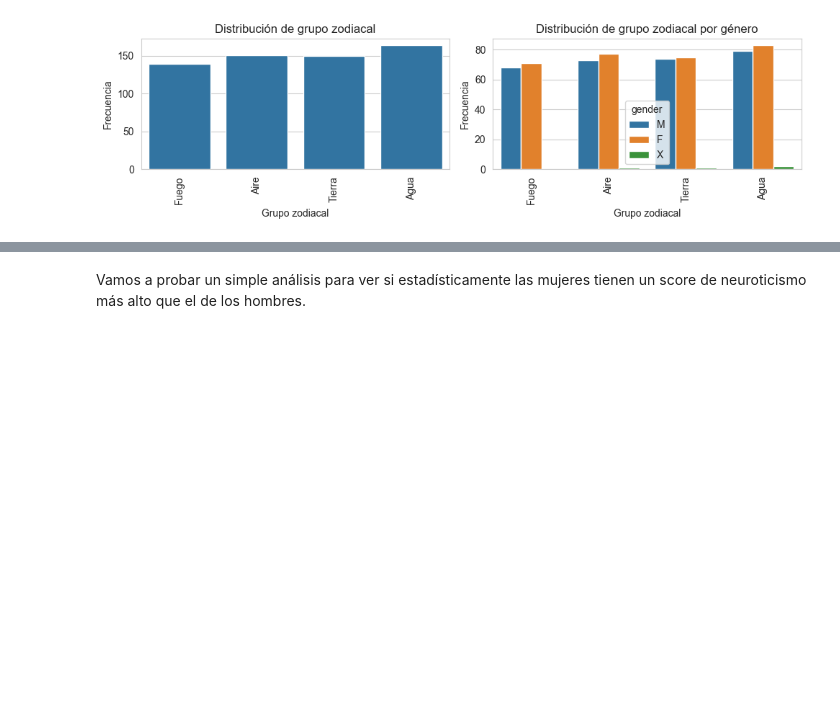
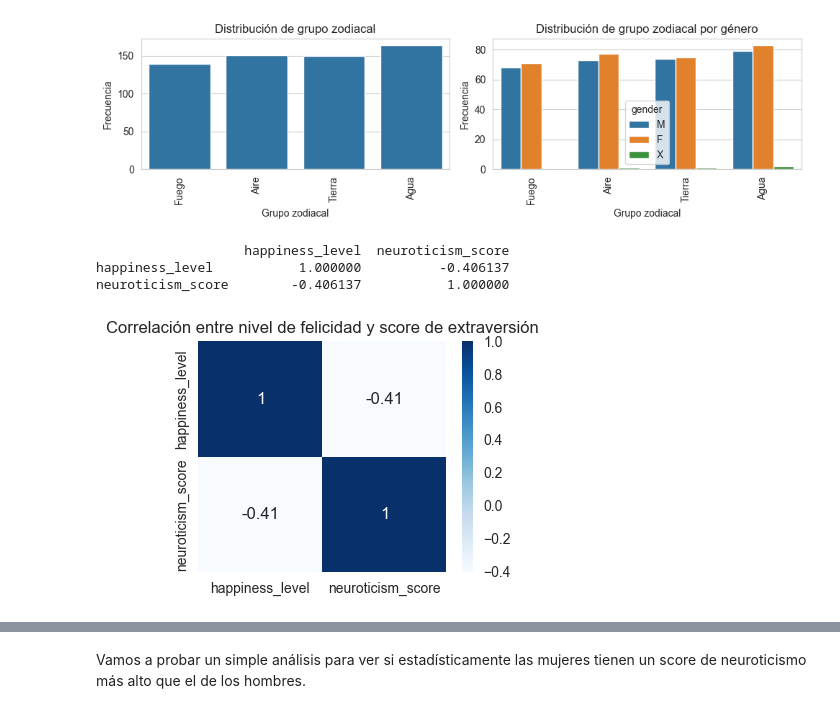
Before and after one commit to ferkrodriguez98/tesis-analisis-datos, a Jupyter notebook: notebook_final_analisis.ipynb, the cells around one changed output, grey strips where cells are left out. Cells and saved outputs as stored; diff of their text form; code cells hidden in the pictures; blank space fills up the shorter version.

```diff
--- a/notebook_final_analisis.ipynb
+++ b/notebook_final_analisis.ipynb
@@ -393,3 +435,18 @@ plt.tight_layout()
 plt.show()
 # %% [output]
 [figure]
+# %%
+correlation_matrix_happiness_level_extraversion_score = data[['happiness_level', 'neuroticism_score']].corr()
+
+print(correlation_matrix_happiness_level_extraversion_score)
+
+# Gráfico 9: Correlación entre nivel de felicidad y score de extraversión
+plt.figure(figsize=(4, 3))
+sns.heatmap(correlation_matrix_happiness_level_extraversion_score, annot=True, cmap='Blues')
+plt.title('Correlación entre nivel de felicidad y score de extraversión')
+plt.show()
+# %% [output]
+                   happiness_level  neuroticism_score
+happiness_level           1.000000          -0.406137
+neuroticism_score        -0.406137           1.000000
+[figure, added]
```
Also changed, not shown: parts of 42 cells of this notebook.
